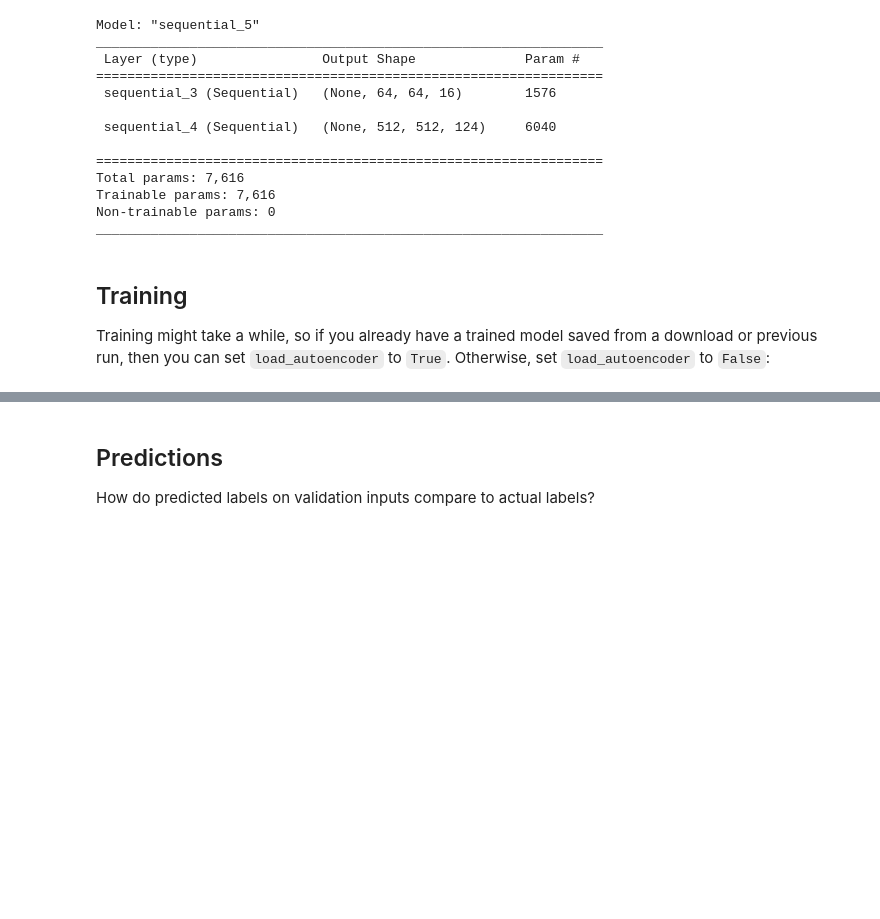
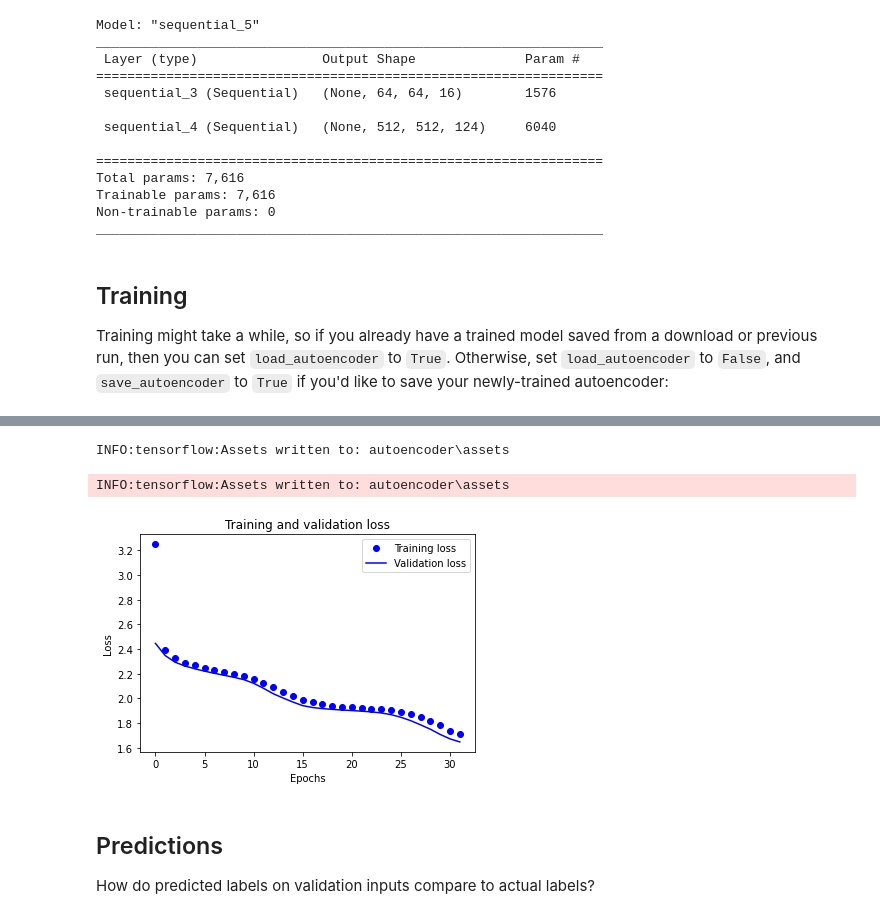
Before and after one commit to lenny-z/csci-s89-final-project, a Jupyter notebook: Final Project.ipynb, the cells around one changed output, grey strips where cells are left out. Drawn from its saved outputs; the diff is of its cells as text; code cells hidden in the pictures; blank space fills up the shorter version.

```diff
--- a/Final Project.ipynb
+++ b/Final Project.ipynb
@@ -280,14 +280,12 @@ Non-trainable params: 0
 _________________________________________________________________
 # %% [markdown]
 ## Training
-Training might take a while, so if you already have a trained model saved from a download or previous run, then you can set `load_autoencoder` to `True`. Otherwise, set `load_autoencoder` to `False`:
+Training might take a while, so if you already have a trained model saved from a download or previous run, then you can set `load_autoencoder` to `True`. Otherwise, set `load_autoencoder` to `False`, and `save_autoencoder` to `True` if you'd like to save your newly-trained autoencoder:
 # %%
 load_autoencoder = False
-save_autoencoder = not load_autoencoder
-# print(save_autoencoder)
+save_autoencoder = True
 autoencoder_dir = 'autoencoder'
 num_epochs = 32
-# Argmax = layers.Lambda(lambda x: tf.math.argmax(x, axis=-1))
 
 class Argmax(layers.Layer):
     def __init__(self):
@@ -296,7 +294,7 @@ class Argmax(layers.Layer):
     def call(self, inputs):
         return tf.math.argmax(inputs, axis=-1)
 
-def get_trained_model(model, load, save, model_dir):
+def get_trained_model(model, load, save, num_epochs, model_dir):
     if load == True and os.path.exists(model_dir):
         return models.load_model(model_dir)
     else:
@@ -329,35 +327,13 @@ def get_trained_model(model, load, save, model_dir):
 
         return model
 
-autoencoder = get_trained_model(autoencoder, load_autoencoder, save_autoencoder, autoencoder_dir)
-# if load_autoencoder == True and os.path.exists(autoencoder_dir):
-#     autoencoder = models.load_model(autoencoder_dir)
-# else:
-#     history = autoencoder.fit(
-#         train_gen,
-#         batch_size=batch_size,
-#         steps_per_epoch=train_size//batch_size,
-#         epochs=num_epochs,
-#         validation_data=val_gen,
-#         validation_steps=val_size//batch_size
-#     )
-
-#     autoencoder.save(autoencoder_dir)
-
-#     loss = history.history['loss']
-#     val_loss = history.history['val_loss']
-
-#     epochs = range(len(loss))
-
-#     plt.plot(epochs, loss, 'bo', label='Training loss')
-#     plt.plot(epochs, val_loss, 'b', label='Validation loss')
-#     plt.title('Training and validation loss')
-#     plt.xlabel('Epochs')
-#     plt.ylabel('Loss')
-#     plt.legend()
-#     plt.show()
-
-# autoencoder.add(Argmax)
+autoencoder = get_trained_model(
+    autoencoder,
+    load_autoencoder,
+    save_autoencoder,
+    num_epochs,
+    autoencoder_dir
+)
 # %% [output]
 Epoch 1/32
 160/160 [==============================] - 68s 418ms/step - loss: 3.2499 - val_loss: 2.4466
@@ -379,3 +357,6 @@ Epoch 20/32
+INFO:tensorflow:Assets written to: autoencoder\assets
+INFO:tensorflow:Assets written to: autoencoder\assets
+[figure, added]
 # %% [markdown]
 ## Predictions
 How do predicted labels on validation inputs compare to actual labels?
```
Also changed, not shown: parts of 8 cells of this notebook, 5 other files.
